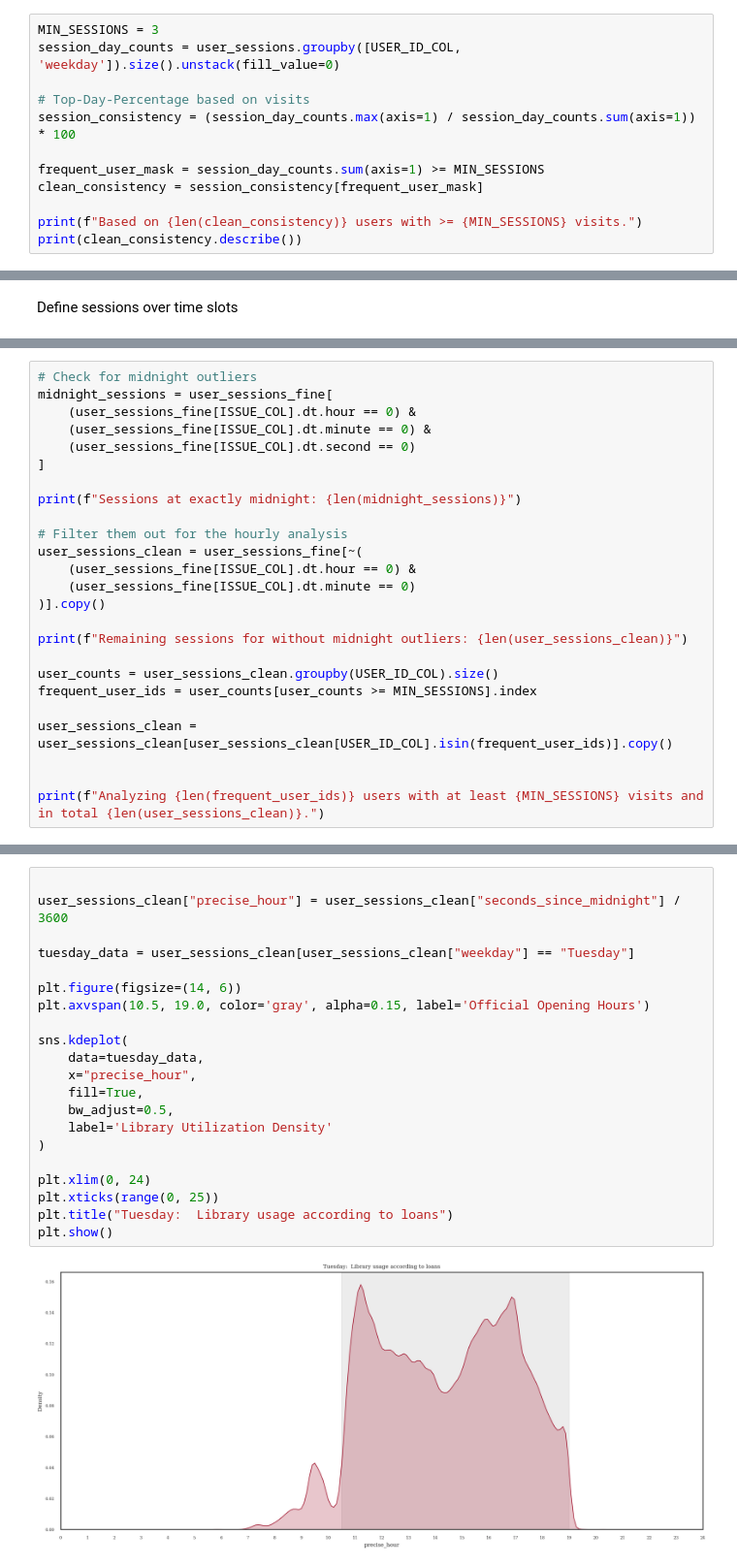
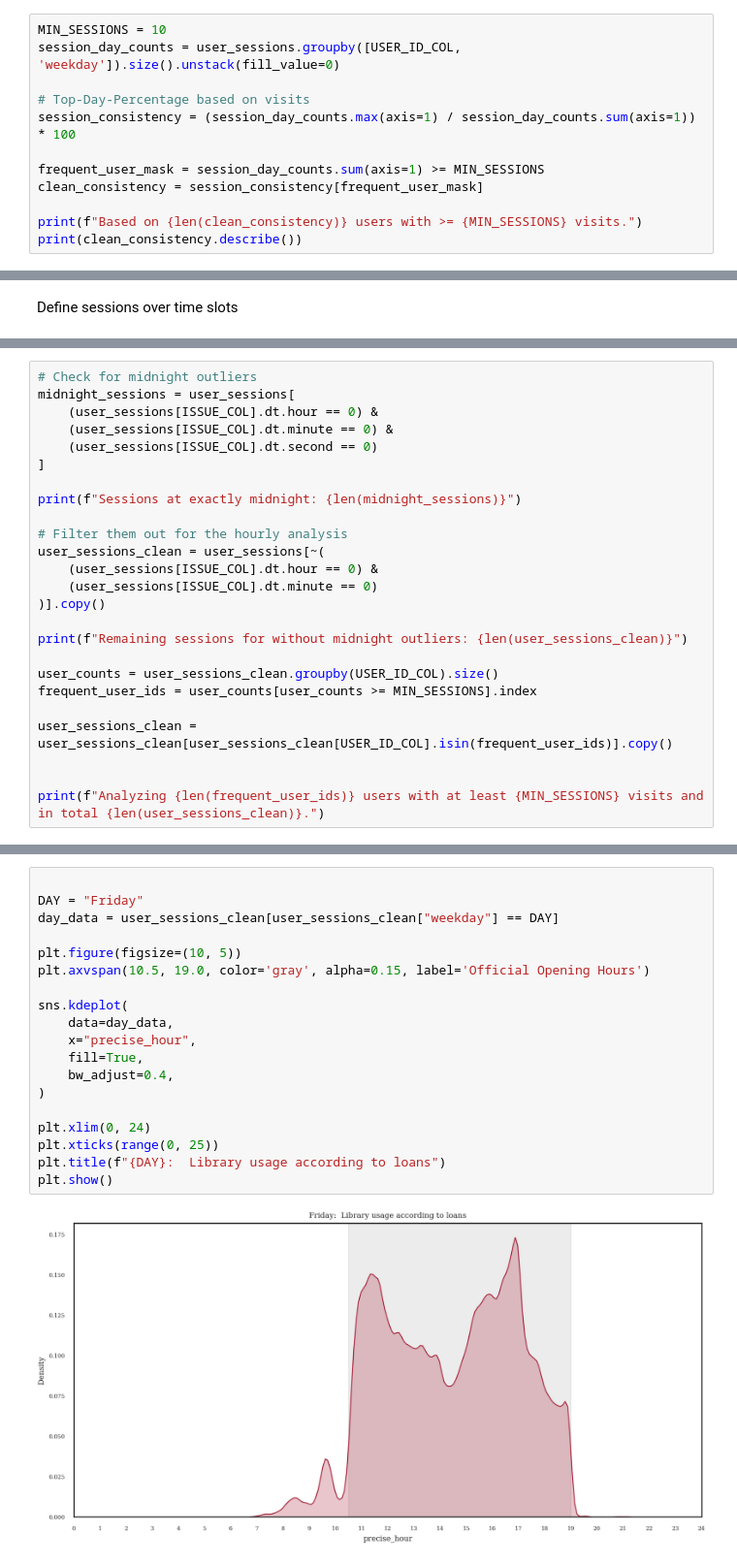
Before and after one commit to RobinAllgeier/Data_Literacy, a Jupyter notebook: exp/04_11_eda_user_behavior_by-date.ipynb, the cells around one changed output, grey strips where cells are left out. Shown at 97% size. Cells and saved outputs as stored; diff of their text form.

Commit message:
Combine day and time analysis for users

```diff
--- a/exp/04_11_eda_user_behavior_by-date.ipynb
+++ b/exp/04_11_eda_user_behavior_by-date.ipynb
@@ -69,7 +69,7 @@ df_sessions["session_time"] = df_sessions[ISSUE_COL].dt.floor("D")
 user_sessions = df_sessions.groupby([USER_ID_COL, "session_time"]).size().reset_index(name="items_borrowed")
 user_sessions["weekday"] = user_sessions["session_time"].dt.day_name()
 # %%
-MIN_SESSIONS = 3
+MIN_SESSIONS = 10
 session_day_counts = user_sessions.groupby([USER_ID_COL, 'weekday']).size().unstack(fill_value=0)
 
 # Top-Day-Percentage based on visits
@@ -230,17 +233,17 @@ user_sessions_fine.head()
 # %%
 # Check for midnight outliers
-midnight_sessions = user_sessions_fine[
-    (user_sessions_fine[ISSUE_COL].dt.hour == 0) &
-    (user_sessions_fine[ISSUE_COL].dt.minute == 0) &
-    (user_sessions_fine[ISSUE_COL].dt.second == 0)
+midnight_sessions = user_sessions[
+    (user_sessions[ISSUE_COL].dt.hour == 0) &
+    (user_sessions[ISSUE_COL].dt.minute == 0) &
+    (user_sessions[ISSUE_COL].dt.second == 0)
 ]
 
 print(f"Sessions at exactly midnight: {len(midnight_sessions)}")
 
 # Filter them out for the hourly analysis
-user_sessions_clean = user_sessions_fine[~(
-    (user_sessions_fine[ISSUE_COL].dt.hour == 0) &
-    (user_sessions_fine[ISSUE_COL].dt.minute == 0)
+user_sessions_clean = user_sessions[~(
+    (user_sessions[ISSUE_COL].dt.hour == 0) &
+    (user_sessions[ISSUE_COL].dt.minute == 0)
 )].copy()
 
 print(f"Remaining sessions for without midnight outliers: {len(user_sessions_clean)}")
@@ -259,23 +264,21 @@ Analyzing 15846 users with at least 3 visits and in total 444481.
 # %%
 
-user_sessions_clean["precise_hour"] = user_sessions_clean["seconds_since_midnight"] / 3600
+DAY = "Friday"
+day_data = user_sessions_clean[user_sessions_clean["weekday"] == DAY]
 
-tuesday_data = user_sessions_clean[user_sessions_clean["weekday"] == "Tuesday"]
-
-plt.figure(figsize=(14, 6))
+plt.figure(figsize=(10, 5))
 plt.axvspan(10.5, 19.0, color='gray', alpha=0.15, label='Official Opening Hours')
 
 sns.kdeplot(
-    data=tuesday_data,
+    data=day_data,
     x="precise_hour",
     fill=True,
-    bw_adjust=0.5,
-    label='Library Utilization Density'
+    bw_adjust=0.4,
 )
 
 plt.xlim(0, 24)
 plt.xticks(range(0, 25))
-plt.title("Tuesday:  Library usage according to loans")
+plt.title(f"{DAY}:  Library usage according to loans")
 plt.show()
 # %% [output]
-[figure, old version]
+[figure, new version]
```
Also changed, not shown: parts of 17 cells of this notebook.
